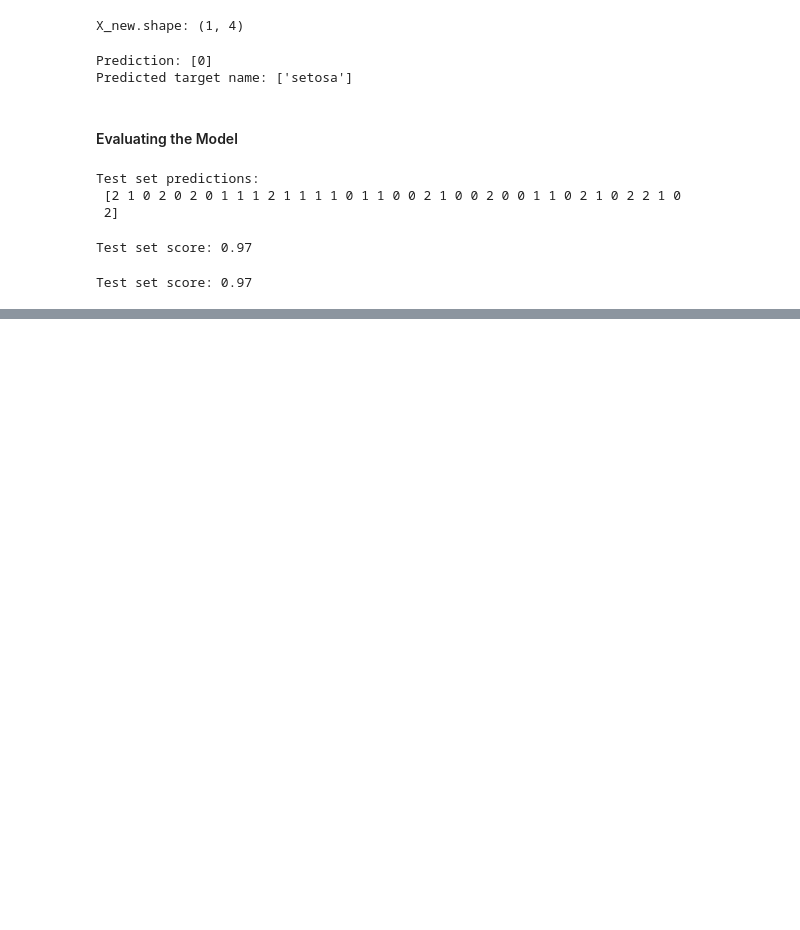
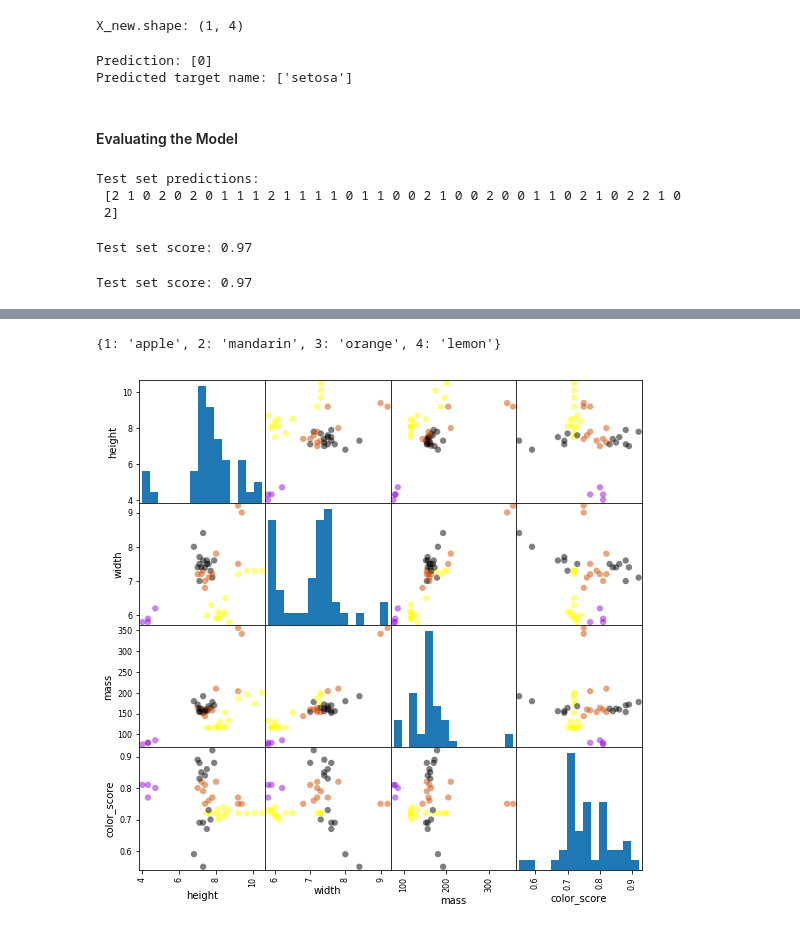
Before and after one commit to rsaouma/ESSEC_CODE, a Jupyter notebook: WEEK6.ipynb, the cells around one changed output, grey strips where cells are left out. Saved outputs shown, nothing was run; the diff lists cells and outputs as text; code cells hidden in the pictures; blank space fills up the shorter version.

```diff
--- a/WEEK6.ipynb
+++ b/WEEK6.ipynb
@@ -158,0 +180,2 @@ Test set score: 0.97
+# %%
+fruits = pd.read_table('fruit_data_with_colors.txt')
@@ -158,0 +191,17 @@ Test set score: 0.97
+# %%
+# create a mapping from fruit label value to fruit name to make results easier to interpret
+lookup_fruit_name = dict(zip(fruits.fruit_label.unique(), fruits.fruit_name.unique()))
+lookup_fruit_name
+# %% [output]
+{1: 'apple', 2: 'mandarin', 3: 'orange', 4: 'lemon'}
+# %%
+from matplotlib import cm
+from sklearn.model_selection import train_test_split
+X = fruits[['height', 'width', 'mass', 'color_score']]
+y = fruits['fruit_label']
+X_train, X_test, y_train, y_test = train_test_split(X, y, random_state=0)
+
+cmap = cm.get_cmap('gnuplot')
+scatter = pd.scatter_matrix(X_train, c= y_train, marker = 'o', s=40, hist_kwds={'bins':15}, figsize=(9,9), cmap=cmap)
+# %% [output]
+[figure, added]
```
Also changed, not shown: parts of 61 cells of this notebook, 5 other files.
